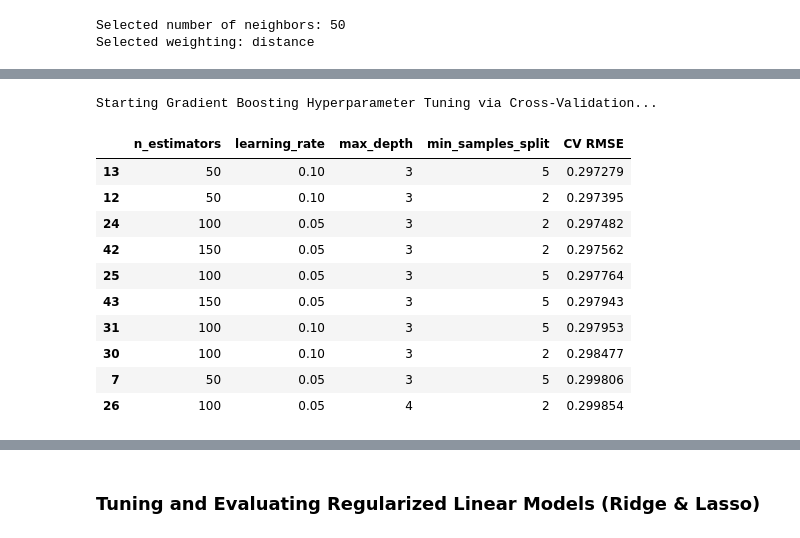
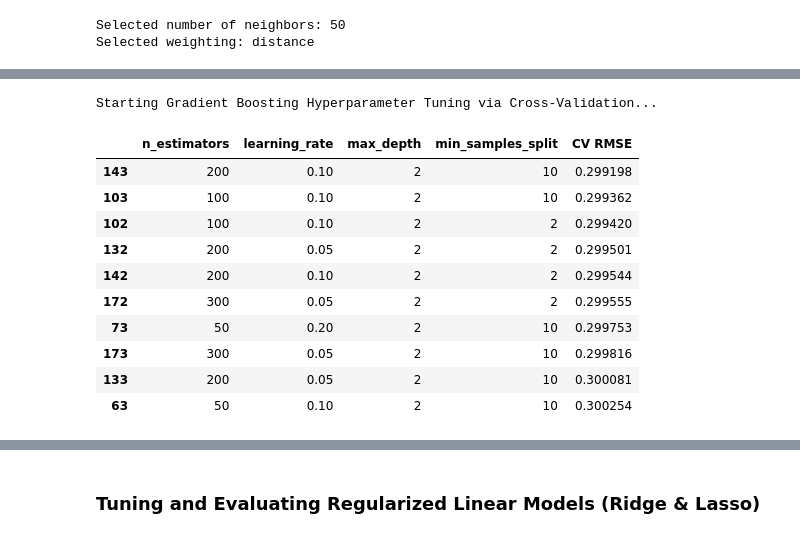
Before and after one commit to leeale2023/BA305_A9-, a Jupyter notebook: final_chocolate_analysis.ipynb, the cells around one changed output, grey strips where cells are left out. Cells and saved outputs as stored; diff of their text form; code cells hidden in the pictures.

```diff
--- a/final_chocolate_analysis.ipynb
+++ b/final_chocolate_analysis.ipynb
@@ -232,37 +232 @@ Number of learned words: 462
 dtype: float64
-# %%
-analyzer = vec.build_analyzer()
-
-def score_phrase(phrase):
-    phrase = str(phrase).strip().lower()
-
-    if phrase in word_scores.index:
-        return word_scores[phrase]
-
-    words = [
-        word_scores[word]
-        for word in analyzer(phrase)
-        if word in word_scores.index
-    ]
-
-    if len(words) > 0:
-        return np.mean(words)
-
-    return 0.0
-
-
-def calculate_sentiment_total(series):
-    scores = []
-
-    for item in series:
-        total = 0.0
-
-        for characteristic in str(item).split(","):
-            characteristic = characteristic.strip().lower()
-
-            if characteristic:
-                total += score_phrase(characteristic)
-
-        scores.append(total)
-
-    return np.array(scores)
@@ -918,10 +974,10 @@ from sklearn.ensemble import GradientBoostingRegressor
 from sklearn.model_selection import KFold, cross_val_score
 
 # Define the hyperparameter search grid for Gradient Boosting
-n_estimators_list = [50, 100, 150]
-learning_rate_list = [0.01, 0.05, 0.1]
-max_depth_list = [3, 4, 5]
-min_samples_split_list = [2, 5]
+n_estimators_list = [25,50, 100, 200,300]
+learning_rate_list = [0.01, 0.05, 0.1,0.2]
+max_depth_list = [1,2, 3, 4, 5]
+min_samples_split_list = [2, 10]
 
 kfold = KFold(n_splits=5, shuffle=True, random_state=42)
 gb_cv_results = []
@@ -934,43 +990,43 @@ for n_est in n_estimators_list:
             for min_split in min_samples_split_list:
                 model = GradientBoostingRegressor(
                     n_estimators=n_est,
                     learning_rate=lr,
                     max_depth=depth,
                     min_samples_split=min_split,
                     random_state=0
                 )
 
                 cv_scores = cross_val_score(
                     model,
                     X_train,
                     y_train,
                     cv=kfold,
                     scoring='neg_mean_squared_error',
                     n_jobs=-1
                 )
 
                 cv_rmse = np.sqrt(-cv_scores.mean())
                 gb_cv_results.append([n_est, lr, depth, min_split, cv_rmse])
 
 gb_cv_results_df = pd.DataFrame(
     gb_cv_results,
     columns=['n_estimators', 'learning_rate', 'max_depth', 'min_samples_split', 'CV RMSE']
 ).sort_values('CV RMSE')
 
 display(gb_cv_results_df.head(10))
 # %% [output]
 Starting Gradient Boosting Hyperparameter Tuning via Cross-Validation...
 |  | n_estimators | learning_rate | max_depth | min_samples_split | CV RMSE |
-| 13 | 50 | 0.10 | 3 | 5 | 0.297279 |
-| 12 | 50 | 0.10 | 3 | 2 | 0.297395 |
-| 24 | 100 | 0.05 | 3 | 2 | 0.297482 |
-| 42 | 150 | 0.05 | 3 | 2 | 0.297562 |
-| 25 | 100 | 0.05 | 3 | 5 | 0.297764 |
-| 43 | 150 | 0.05 | 3 | 5 | 0.297943 |
-| 31 | 100 | 0.10 | 3 | 5 | 0.297953 |
-| 30 | 100 | 0.10 | 3 | 2 | 0.298477 |
-| 7 | 50 | 0.05 | 3 | 5 | 0.299806 |
-| 26 | 100 | 0.05 | 4 | 2 | 0.299854 |
+| 143 | 200 | 0.10 | 2 | 10 | 0.299198 |
+| 103 | 100 | 0.10 | 2 | 10 | 0.299362 |
+| 102 | 100 | 0.10 | 2 | 2 | 0.299420 |
+| 132 | 200 | 0.05 | 2 | 2 | 0.299501 |
+| 142 | 200 | 0.10 | 2 | 2 | 0.299544 |
+| 172 | 300 | 0.05 | 2 | 2 | 0.299555 |
+| 73 | 50 | 0.20 | 2 | 10 | 0.299753 |
+| 173 | 300 | 0.05 | 2 | 10 | 0.299816 |
+| 133 | 200 | 0.05 | 2 | 10 | 0.300081 |
+| 63 | 50 | 0.10 | 2 | 10 | 0.300254 |
 # %%
 from sklearn.metrics import mean_squared_error as MSE
 from sklearn.metrics import mean_absolute_error
```
Also changed, not shown: parts of 29 cells of this notebook.
